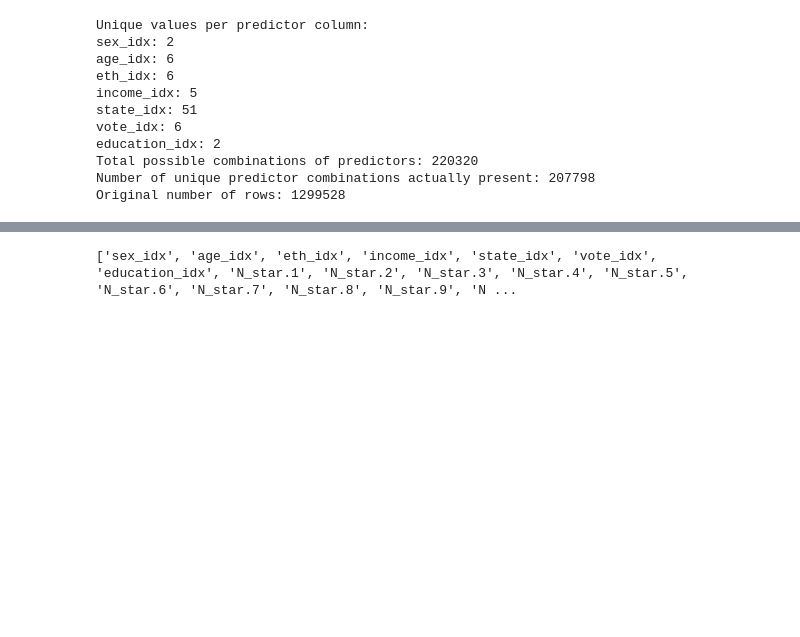
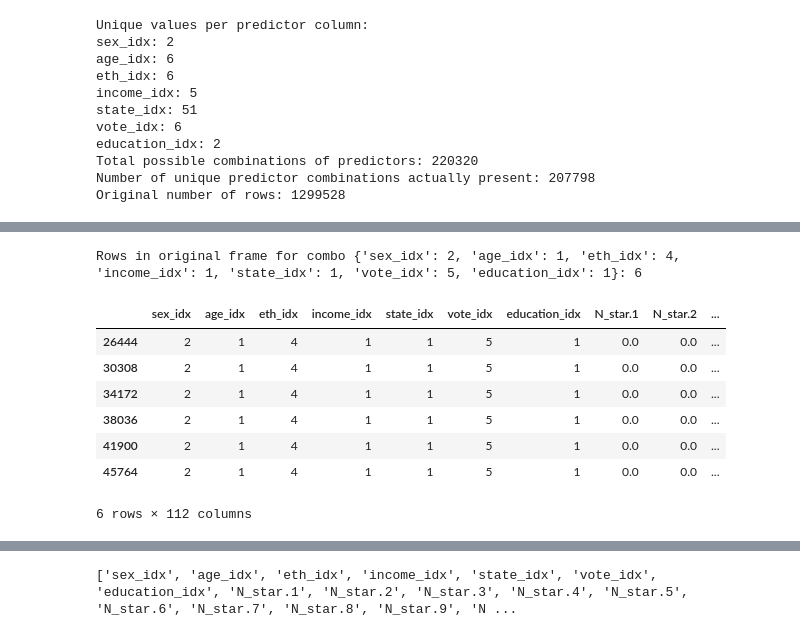
Before and after one commit to Yuyue716/Is_culture_king, a Jupyter notebook: MrP_pipeline/2.stratification_frame_cleaning.ipynb, the cells around one changed output, grey strips where cells are left out. Saved outputs shown, nothing was run; the diff lists cells and outputs as text; code cells hidden in the pictures; blank space fills up the shorter version.

```diff
--- a/MrP_pipeline/2.stratification_frame_cleaning.ipynb
+++ b/MrP_pipeline/2.stratification_frame_cleaning.ipynb
@@ -222,0 +376,32 @@ strat_df = mean_agg.merge(first_agg, on=predictor_cols, how='left')
+# %%
+check_combo = {
+    'sex_idx': 2,
+    'age_idx': 1,
+    'eth_idx': 4,
+    'income_idx': 1,
+    'state_idx': 1,
+    'vote_idx': 5,
+    'education_idx': 1
+}
+
+mask = pd.Series(True, index=strat_df_pre_agg.index)
+for col, val in check_combo.items():
+    mask &= strat_df_pre_agg[col].eq(val)
+
+check_rows = strat_df_pre_agg.loc[mask].copy()
+n_star_cols_check = [col for col in check_rows.columns if col.startswith('N_star')]
+
+print(f"Rows in original frame for combo {check_combo}: {len(check_rows)}")
+
+display_cols = predictor_cols + n_star_cols_check
+check_rows[display_cols]
+# %% [output]
+Rows in original frame for combo {'sex_idx': 2, 'age_idx': 1, 'eth_idx': 4, 'income_idx': 1, 'state_idx': 1, 'vote_idx': 5, 'education_idx': 1}: 6
+|  | sex_idx | age_idx | eth_idx | income_idx | state_idx | vote_idx | education_idx | N_star.1 | N_star.2 | ... |
+| 26444 | 2 | 1 | 4 | 1 | 1 | 5 | 1 | 0.0 | 0.0 | ... |
+| 30308 | 2 | 1 | 4 | 1 | 1 | 5 | 1 | 0.0 | 0.0 | ... |
+| 34172 | 2 | 1 | 4 | 1 | 1 | 5 | 1 | 0.0 | 0.0 | ... |
+| 38036 | 2 | 1 | 4 | 1 | 1 | 5 | 1 | 0.0 | 0.0 | ... |
+| 41900 | 2 | 1 | 4 | 1 | 1 | 5 | 1 | 0.0 | 0.0 | ... |
+| 45764 | 2 | 1 | 4 | 1 | 1 | 5 | 1 | 0.0 | 0.0 | ... |
+6 rows × 112 columns
```
Also changed, not shown: parts of 18 cells of this notebook, 43 other files.
